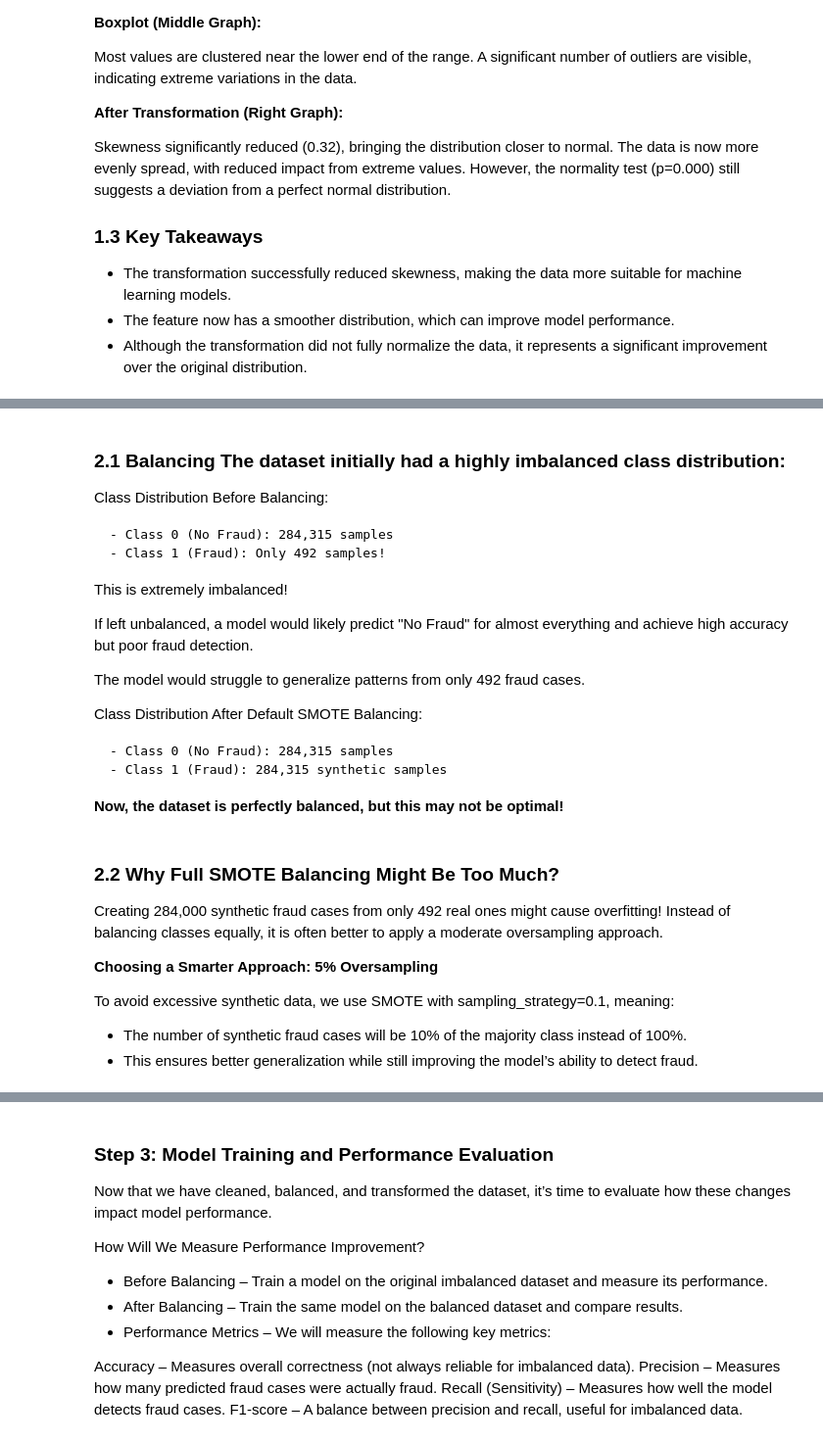
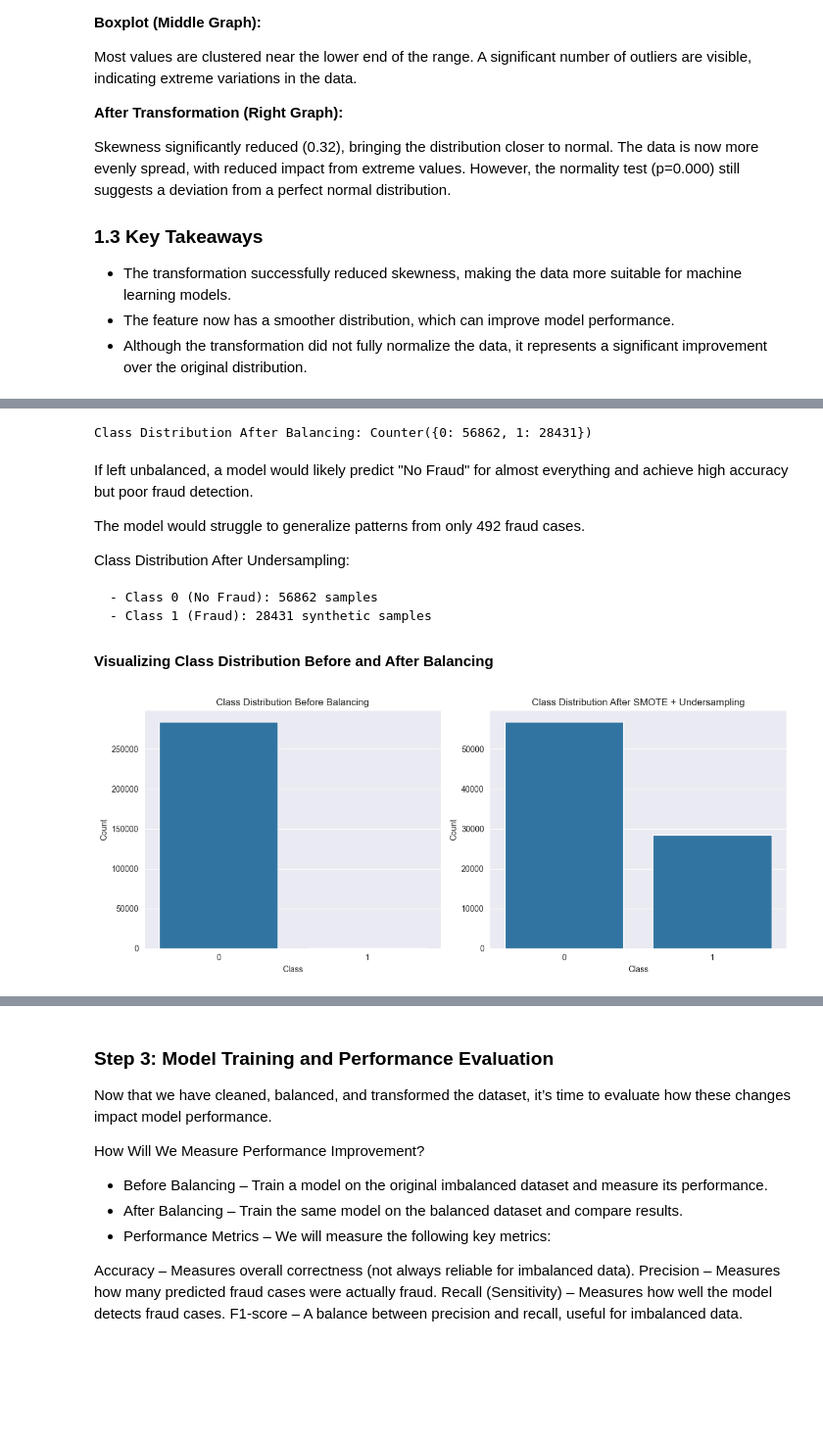
Before and after one commit to guyreuveni33/Tabular-Data-Science-Final-Research-Project, a Jupyter notebook: 21_2_2025_13.ipynb, the cells around one changed output, grey strips where cells are left out. Shown at 98% size. Cells and saved outputs as stored; diff of their text form; code cells hidden in the pictures; blank space fills up the shorter version.

Commit message:
improving class balancing

```diff
--- a/21_2_2025_13.ipynb
+++ b/21_2_2025_13.ipynb
@@ -277,0 +281,7 @@ print("Class Distribution After Balancing:", Counter(y_balanced))
+# %%
+# Apply moderate SMOTE (10% oversampling)
+smote = SMOTE(sampling_strategy=0.1, random_state=42)
+X_smote, y_smote = smote.fit_resample(X, y)
+
+# Display class distribution after SMOTE
+print("Class Distribution After SMOTE:", Counter(y_smote))
@@ -278,29 +298,19 @@ print("Class Distribution After Balancing:", Counter(y_balanced))
+# %%
+# Apply undersampling – Majority class will be twice the minority class size
+undersample = RandomUnderSampler(sampling_strategy=0.5, random_state=42)  # 1:2 ratio
+X_balanced, y_balanced = undersample.fit_resample(X_smote, y_smote)
+
+# Display class distribution after balancing
+print("Class Distribution After Balancing:", Counter(y_balanced))
+# %% [output]
+Class Distribution After Balancing: Counter({0: 56862, 1: 28431})
 # %% [markdown]
-### 2.1 Balancing The dataset initially had a highly imbalanced class distribution:
-
-Class Distribution Before Balancing:
-
-    - Class 0 (No Fraud): 284,315 samples
-    - Class 1 (Fraud): Only 492 samples!
-This is extremely imbalanced!
 
 If left unbalanced, a model would likely predict "No Fraud" for almost everything and achieve high accuracy but poor fraud detection.
 
 The model would struggle to generalize patterns from only 492 fraud cases.
 
-Class Distribution After Default SMOTE Balancing:
+Class Distribution After Undersampling:
 
-    - Class 0 (No Fraud): 284,315 samples
-    - Class 1 (Fraud): 284,315 synthetic samples
-
-**Now, the dataset is perfectly balanced, but this may not be optimal!**
+    - Class 0 (No Fraud): 56862 samples
+    - Class 1 (Fraud): 28431 synthetic samples
-# %% [markdown]
-### 2.2 Why Full SMOTE Balancing Might Be Too Much?
-Creating 284,000 synthetic fraud cases from only 492 real ones might cause overfitting!
-Instead of balancing classes equally, it is often better to apply a moderate oversampling approach.
-
-**Choosing a Smarter Approach: 5% Oversampling**
-
-To avoid excessive synthetic data, we use SMOTE with sampling_strategy=0.1, meaning:
-- The number of synthetic fraud cases will be 10% of the majority class instead of 100%.
-- This ensures better generalization while still improving the model’s ability to detect fraud.
@@ -316,0 +317,20 @@ print("Class Distribution After Moderate SMOTE:", Counter(y_smote))
+# %% [markdown]
+**Visualizing Class Distribution Before and After Balancing**
+# %%
+# Plot class distribution before and after balancing
+fig, axes = plt.subplots(1, 2, figsize=(12, 5))
+
+sns.countplot(x=y, ax=axes[0])
+axes[0].set_title("Class Distribution Before Balancing")
+axes[0].set_xlabel("Class")
+axes[0].set_ylabel("Count")
+
+sns.countplot(x=y_balanced, ax=axes[1])
+axes[1].set_title("Class Distribution After SMOTE + Undersampling")
+axes[1].set_xlabel("Class")
+axes[1].set_ylabel("Count")
+
+plt.tight_layout()
+plt.show()
+# %% [output]
+[figure, added]
```
Also changed, not shown: parts of 22 cells of this notebook.
